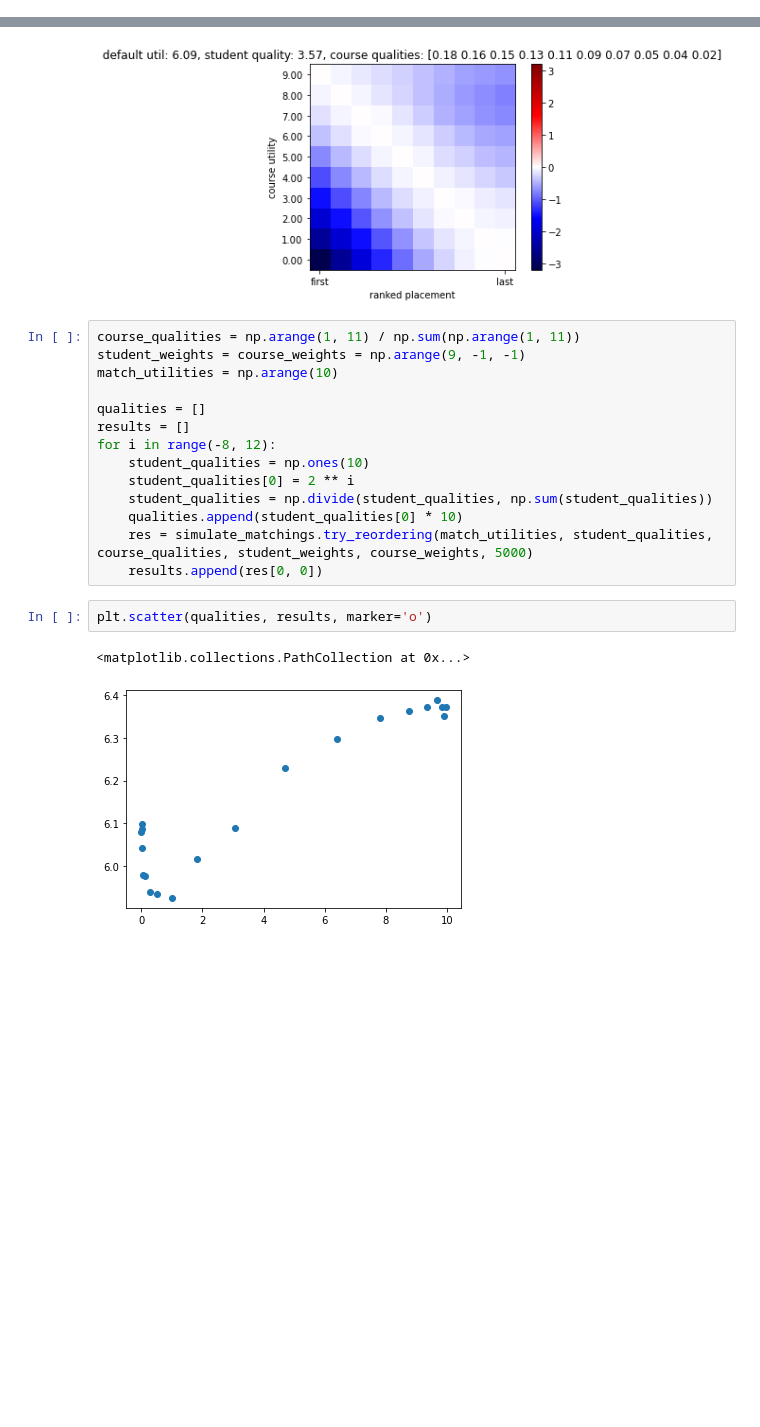
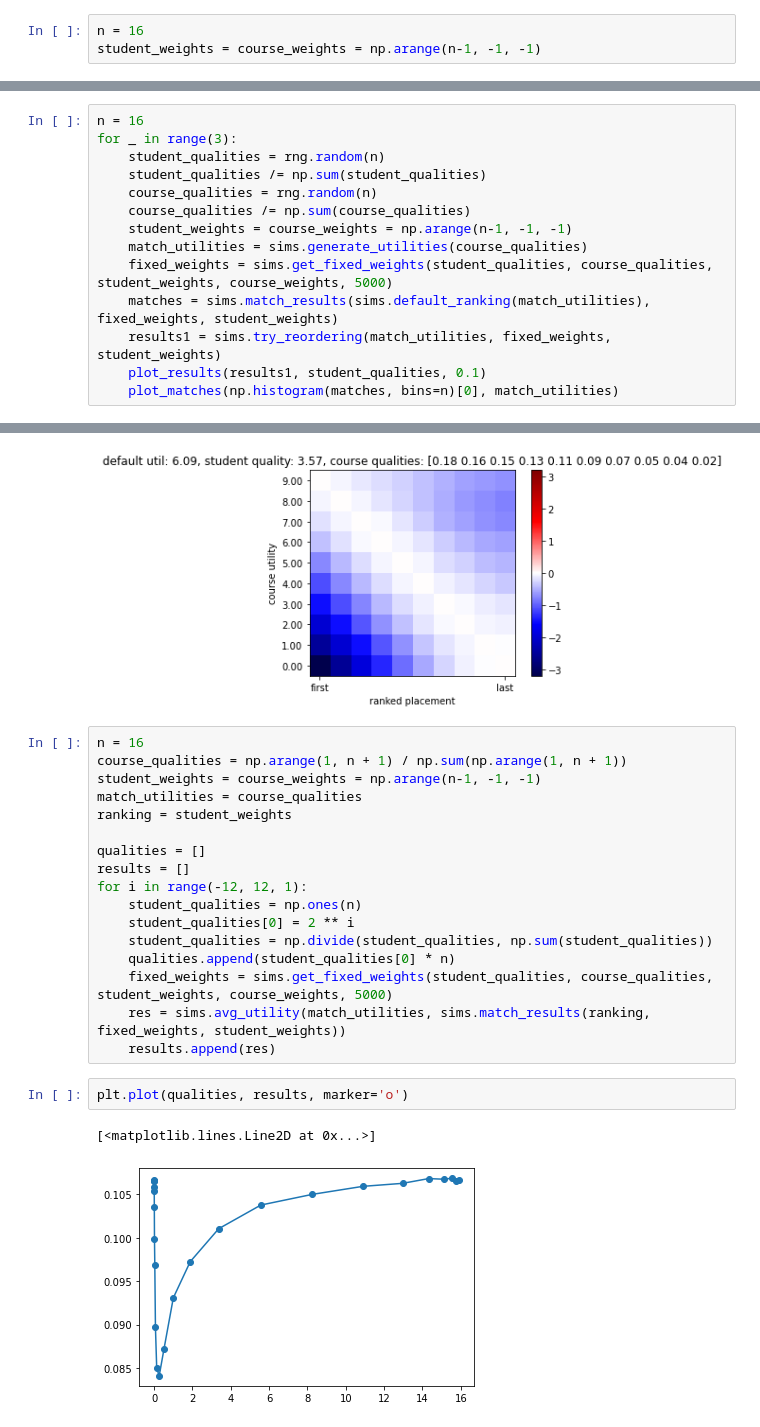
Before and after one commit to liamdj/thesis, a Jupyter notebook: sims.ipynb, the cells around one changed output, grey strips where cells are left out. Cells and saved outputs as stored; diff of their text form; blank space fills up the shorter version.

```diff
--- a/sims.ipynb
+++ b/sims.ipynb
@@ -8,0 +44,3 @@ np.set_printoptions(precision=2)
+# %%
+n = 16
+student_weights = course_weights = np.arange(n-1, -1, -1)
@@ -8,0 +149,14 @@ np.set_printoptions(precision=2)
+# %%
+n = 16
+for _ in range(3):
+    student_qualities = rng.random(n)
+    student_qualities /= np.sum(student_qualities)
+    course_qualities = rng.random(n)
+    course_qualities /= np.sum(course_qualities)
+    student_weights = course_weights = np.arange(n-1, -1, -1)
+    match_utilities = sims.generate_utilities(course_qualities)
+    fixed_weights = sims.get_fixed_weights(student_qualities, course_qualities, student_weights, course_weights, 5000)
+    matches = sims.match_results(sims.default_ranking(match_utilities), fixed_weights, student_weights)
+    results1 = sims.try_reordering(match_utilities, fixed_weights, student_weights)
+    plot_results(results1, student_qualities, 0.1)
+    plot_matches(np.histogram(matches, bins=n)[0], match_utilities)
@@ -77,21 +203,24 @@ plot_results(results5)
 # %% [output]
 [figure]
 # %%
-course_qualities = np.arange(1, 11) / np.sum(np.arange(1, 11))
-student_weights = course_weights = np.arange(9, -1, -1)
-match_utilities = np.arange(10)
+n = 16
+course_qualities = np.arange(1, n + 1) / np.sum(np.arange(1, n + 1))
+student_weights = course_weights = np.arange(n-1, -1, -1)
+match_utilities = course_qualities
+ranking = student_weights
 
 qualities = []
 results = []
-for i in range(-8, 12):
-    student_qualities = np.ones(10)
+for i in range(-12, 12, 1):
+    student_qualities = np.ones(n)
     student_qualities[0] = 2 ** i
     student_qualities = np.divide(student_qualities, np.sum(student_qualities))
-    qualities.append(student_qualities[0] * 10)
-    res = simulate_matchings.try_reordering(match_utilities, student_qualities, course_qualities, student_weights, course_weights, 5000)
-    results.append(res[0, 0])
+    qualities.append(student_qualities[0] * n)
+    fixed_weights = sims.get_fixed_weights(student_qualities, course_qualities, student_weights, course_weights, 5000)
+    res = sims.avg_utility(match_utilities, sims.match_results(ranking, fixed_weights, student_weights))
+    results.append(res)
 # %%
-plt.scatter(qualities, results, marker='o')
+plt.plot(qualities, results, marker='o')
 # %% [output]
-<matplotlib.collections.PathCollection at 0x...>
+[<matplotlib.lines.Line2D at 0x...>]
-[figure, old version]
+[figure, new version]
```
Also changed, not shown: parts of 33 cells of this notebook, 32 other files.
